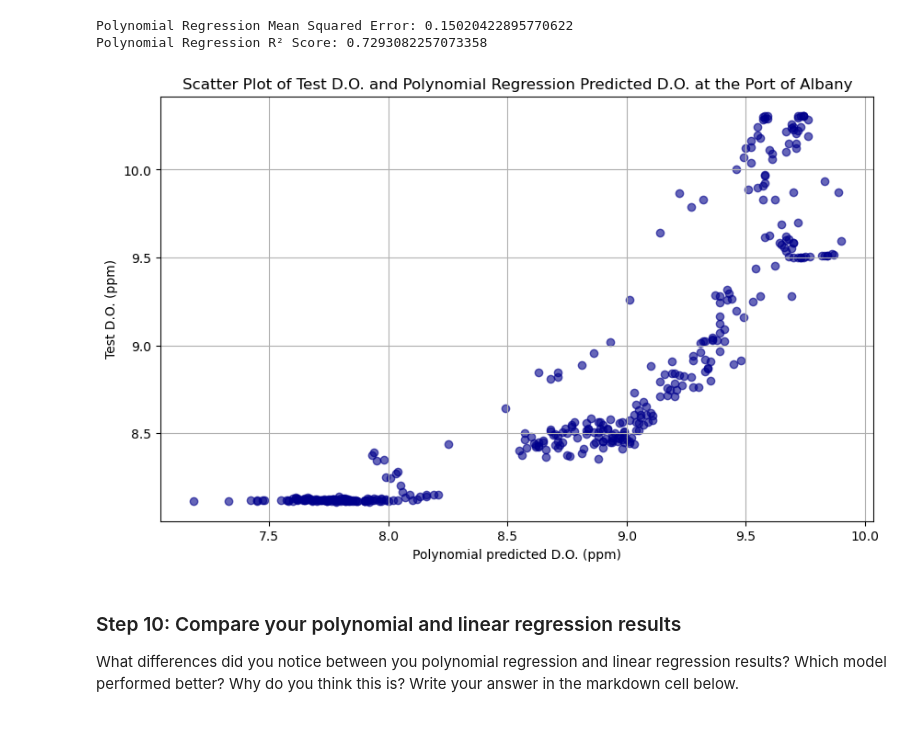
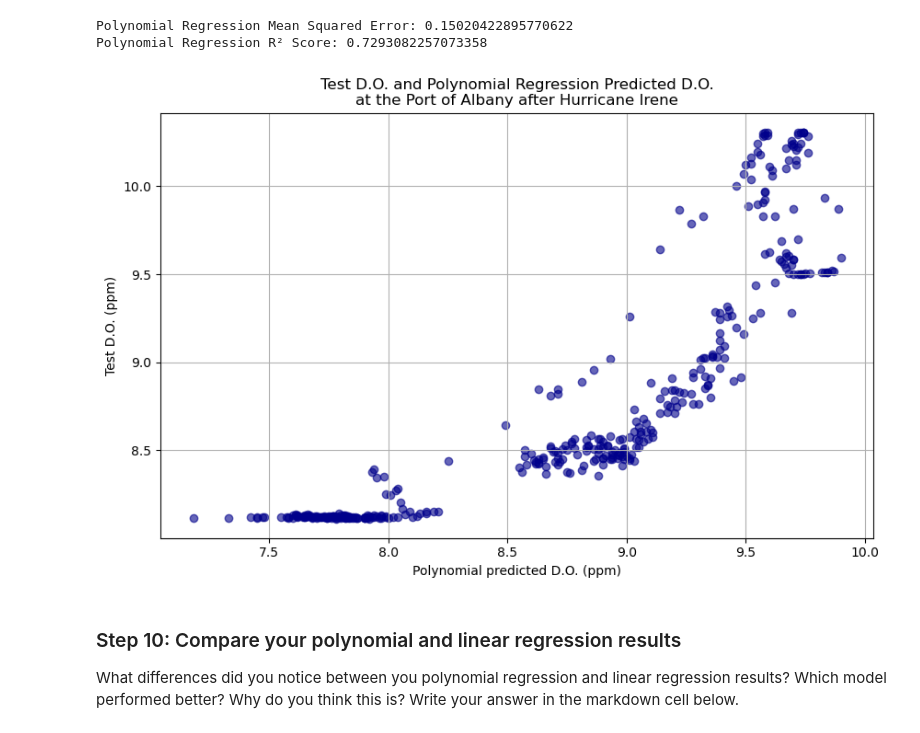
Before and after one commit to haylee360/EDS232-labs, a Jupyter notebook: Week1/Lab1-hurricane.ipynb, the cells around one changed output. Drawn from its saved outputs; the diff is of its cells as text; code cells hidden in the pictures.

Commit message:
Edit graph title

```diff
--- a/Week1/Lab1-hurricane.ipynb
+++ b/Week1/Lab1-hurricane.ipynb
@@ -59,5 +61,11 @@ In this lab, we are interested in the turbidity and dissolved oxygen variables.
 *Notice that the data is not a csv file and is instead a **.xlsx** file! Use the `pandas.read_excel` function to read in your data. You can find more documentation on reading in .xlsx files [here](https://pandas.pydata.org/docs/reference/api/pandas.read_excel.html).*
 # %%
 # Read in hurricane data
-hurricane_do = pd.read_csv("data/irene_do.csv")
-hurricane_turbidity = pd.read_csv("data/irene_turbidity.csv")
+file_path = "data/irene.xlsx"
+hurricane_do = pd.read_excel(file_path, sheet_name=5, parse_dates=["Date Time (ET)"]).drop(["Piermont D.O. (ppm)"], axis = 1)
+hurricane_turbidity = pd.read_excel(file_path, sheet_name="Turbidity", parse_dates=["Date Time (ET)"]).drop(["Piermont Turbidity in NTU"], axis = 1)
+
+# Combine turbidity and do data
+df = pd.merge(hurricane_do, hurricane_turbidity)
+df = df.set_index("Date Time (ET)")
+df
@@ -140,7 +143,7 @@ The data includes information about dissolved oxygen and turbdity for Albany, No
 When you were exploring the data, you may have noticed that the column names aren't the cleanest. Update the column names to the following : `date`, `albany_DO`, `norrie_DO`, `albany_turbidity`, `norrie_turbidity` (**make sure your column names are in that order!!**).
 # %%
 # Clean the column names and drop unnecessary columns
-df = df.rename(columns={'Date Time (ET)': 'date', ' Port of Albany D.O. (ppm)': 'albany_DO', 'Norrie Point D.O. (ppm)': 'norrie_DO', ' Port of Albany Turbidity in NTU':'albany_turbidity', 'Norrie Point Turbidity in NTU':'norrie_turbidity'}).drop(['Piermont D.O. (ppm)', 'Piermont Turbidity in NTU'], axis=1)
+df = df.rename(columns={'Date Time (ET)': 'date', ' Port of Albany D.O. (ppm)': 'albany_DO', 'Norrie Point D.O. (ppm)': 'norrie_DO', ' Port of Albany Turbidity in NTU':'albany_turbidity', 'Norrie Point Turbidity in NTU':'norrie_turbidity'})
 
 # Check to make sure column names were updated
 df
@@ -281,15 +287,15 @@ Polynomial Regression R² Score: 0.7293082257073358
 # %%
 # Plot predictions vs actual
 plt.figure(figsize=(10, 6))  # Setting the figure size for better visibility
 plt.scatter(Y_test, Y_poly_pred, c='DarkBlue', alpha= 0.6) # actual
 
 plt.grid(True)
 plt.xlabel('Polynomial predicted D.O. (ppm)')
 plt.ylabel('Test D.O. (ppm)')
-plt.title('Scatter Plot of Test D.O. and Polynomial Regression Predicted D.O. at the Port of Albany')
+plt.title('Test D.O. and Polynomial Regression Predicted D.O.\nat the Port of Albany after Hurricane Irene')
 plt.show()
 # %% [output]
-[figure, old version]
+[figure, new version]
 # %% [markdown]
 ### Step 10: Compare your polynomial and linear regression results
 
```
Also changed, not shown: parts of 13 cells of this notebook.
